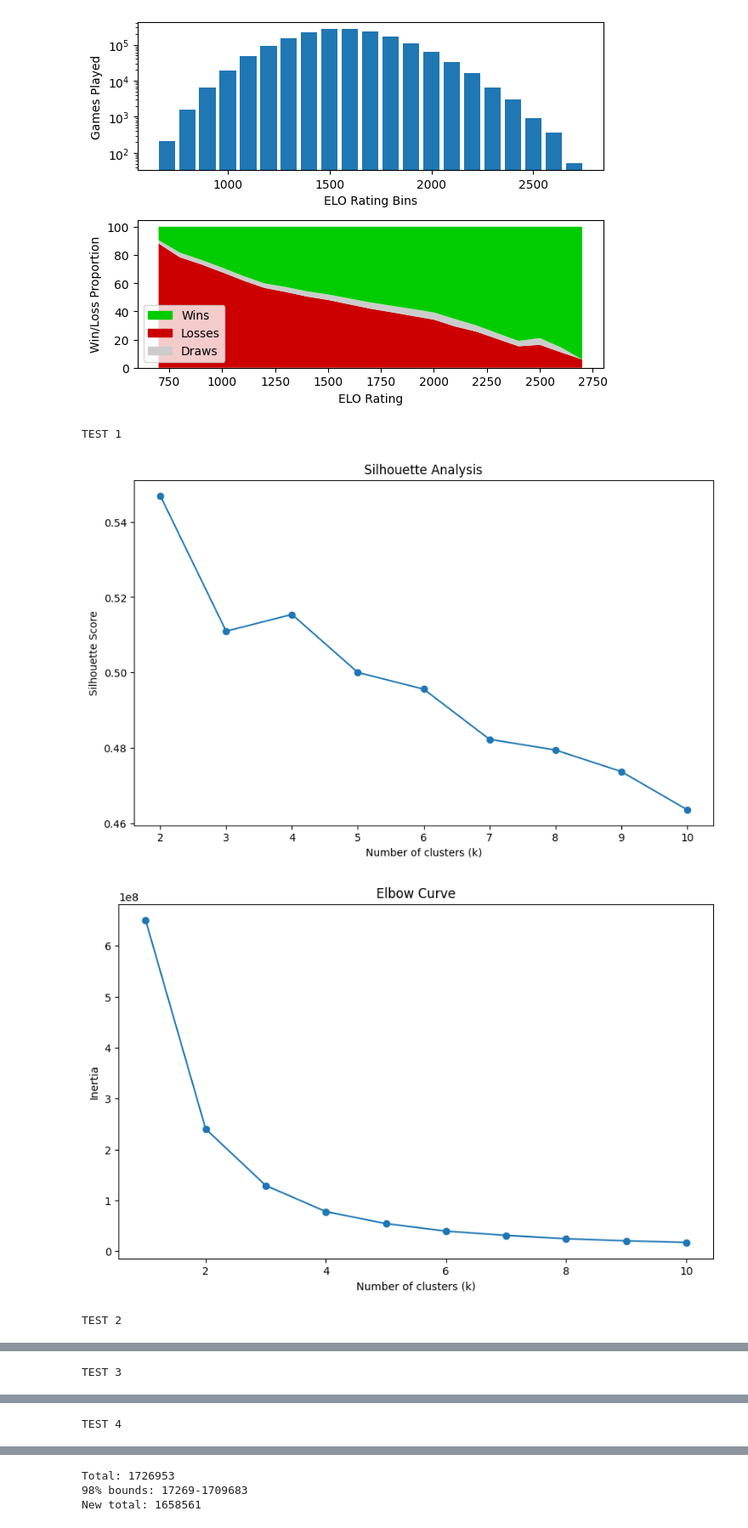
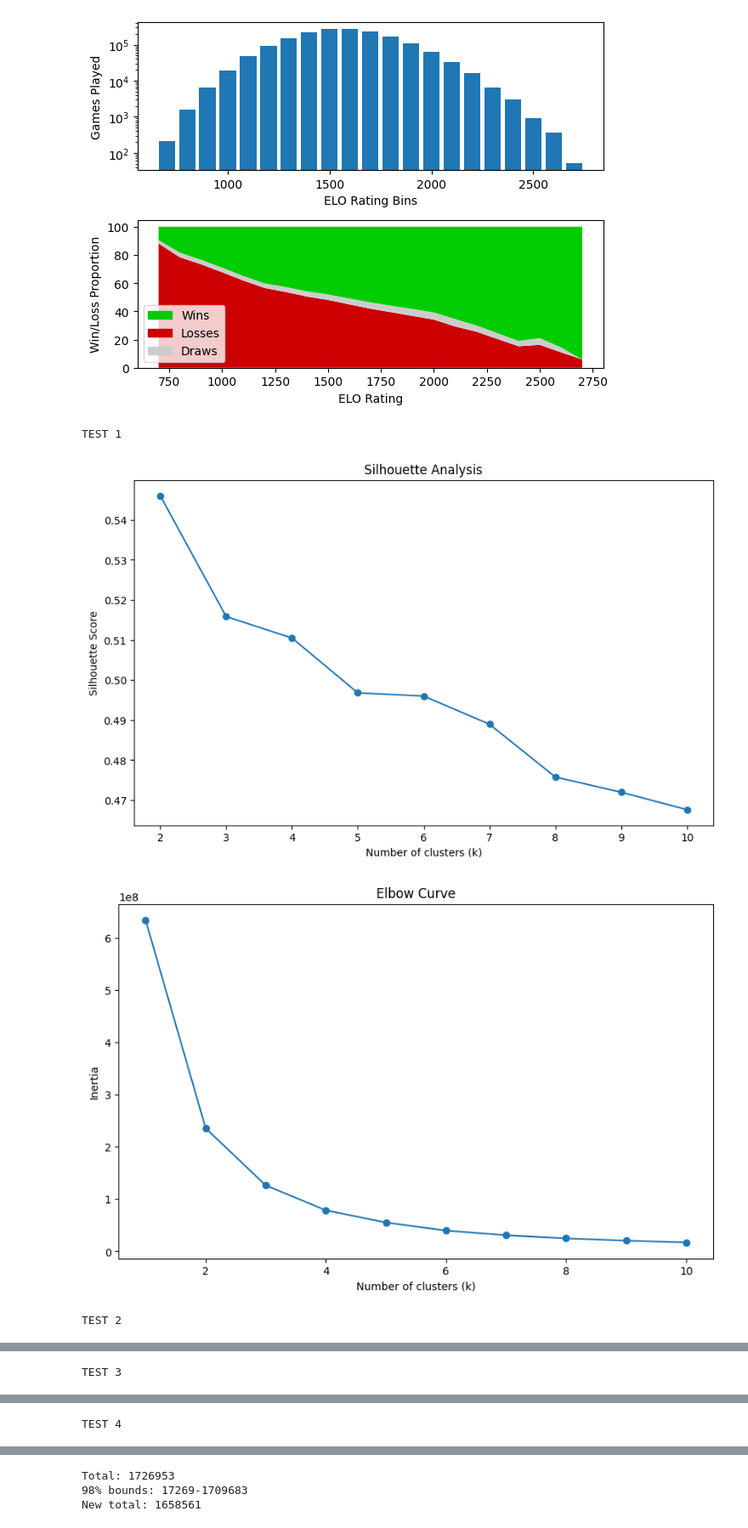
Before and after one commit to MutantLeech/CRE-Project, a Jupyter notebook: Project.ipynb, the cells around one changed output, grey strips where cells are left out. Shown at 85% size. Drawn from its saved outputs; the diff is of its cells as text; code cells hidden in the pictures.

```diff
--- a/Project.ipynb
+++ b/Project.ipynb
@@ -338,7 +338,7 @@ from random import sample
 
 def run_kmeans(X, k):
     kmeans = KMeans(n_clusters=k, random_state=42)
-    clusters = kmeans.fit_predict(this_sample)
+    clusters = kmeans.fit_predict(X)
     return clusters, kmeans.inertia_
 
 def plot_elbow_curve(X, max_k):
@@ -364,44 +364,44 @@ def plot_silhouette_scores(X, max_k):
         labels, _ = run_kmeans(X, k)
         score = silhouette_score(X, labels)
         silhouette_scores.append(score)
 
     plt.figure(figsize=(10, 6))
     plt.plot(range(2, max_k + 1), silhouette_scores, marker='o')
     plt.xlabel('Number of clusters (k)')
     plt.ylabel('Silhouette Score')
     plt.title('Silhouette Analysis')
     plt.show()
 
 SAMPLE_SIZE = 10000
 NUM_TESTS = 20
 # Determine best number of clusters
 for test_count in range(NUM_TESTS):
     print("TEST", test_count + 1)
 
     # Take a random sample of some size
     this_sample = np.array(sample(list(chess_data), SAMPLE_SIZE))
     plot_silhouette_scores(this_sample, 10)
     plot_elbow_curve(this_sample, 10)
 
-# k = 7
-# kmeans = KMeans(n_clusters=k, random_state=42)
-# clusters = kmeans.fit_predict(chess_data)
+k = 7
+kmeans = KMeans(n_clusters=k, random_state=42)
+clusters = kmeans.fit_predict(chess_data)
 
-# # Assigning each game a cluster
-# print("Clusters:", clusters)
+# Assigning each game a cluster
+print("Clusters:", clusters)
 
 # # Evaluating the clustering
 # # silhouette_avg = silhouette_score(chess_data, clusters)
 # # print("Silhouette Score:", silhouette_avg)
 
-# # Visualize the clustering
-# plt.scatter(chess_data[:, 0], chess_data[:, 1], c=clusters, cmap='viridis')
-# plt.xlabel('Player ELO')
-# plt.ylabel('Number of Moves')
-# plt.title('Clustering of Chess Games Based on Player Experience')
-# plt.show()
+# Visualize the clustering
+plt.scatter(chess_data[:, 0], chess_data[:, 1], c=clusters, cmap='viridis')
+plt.xlabel('Player ELO')
+plt.ylabel('Number of Moves')
+plt.title('Clustering of Chess Games Based on Player Experience')
+plt.show()
 # %% [output]
 TEST 1
-[figure, old version]
+[figure, new version]
-[figure, old version]
+[figure, new version]
 TEST 2
```
Also changed, not shown: parts of 1 cell of this notebook, 1 other file.
